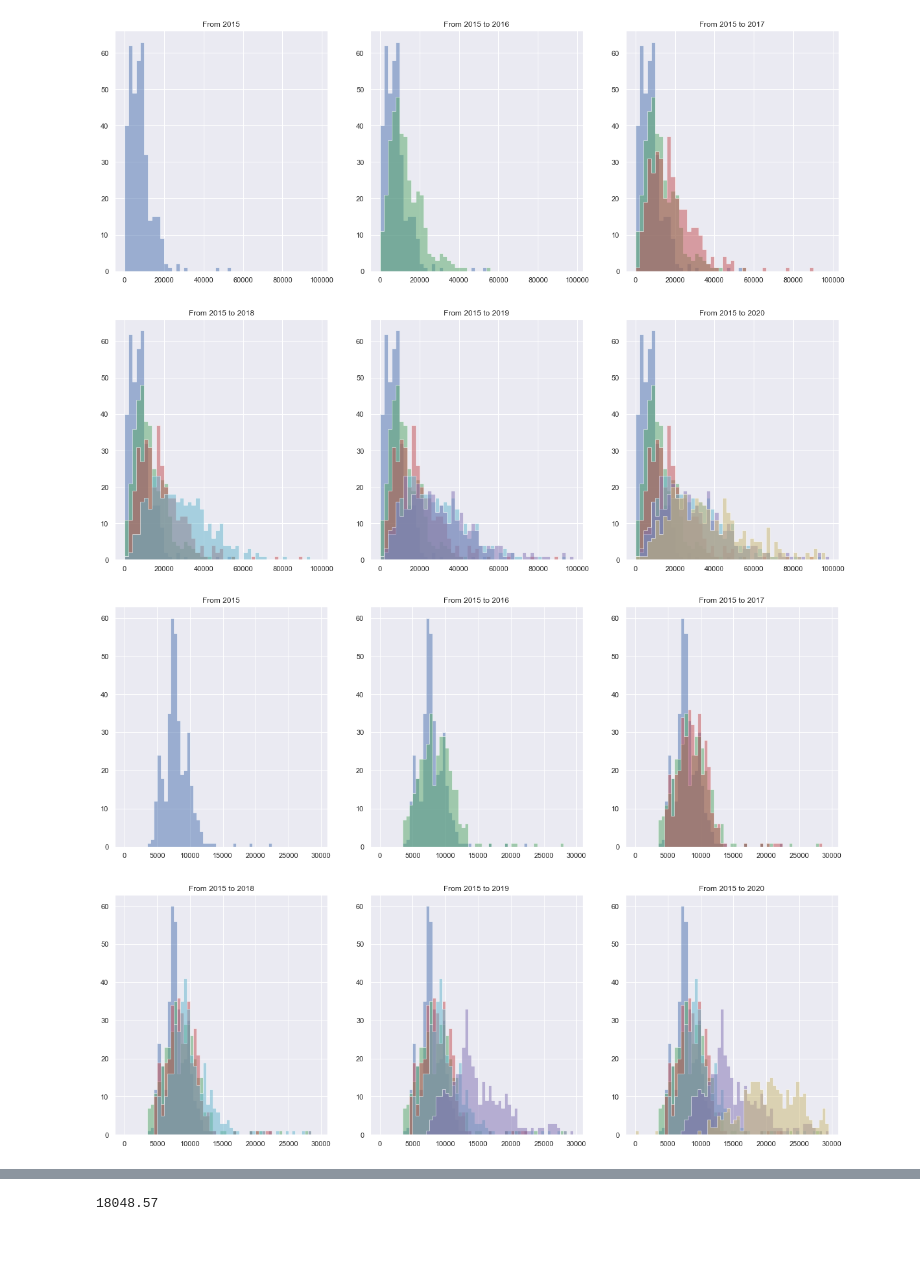
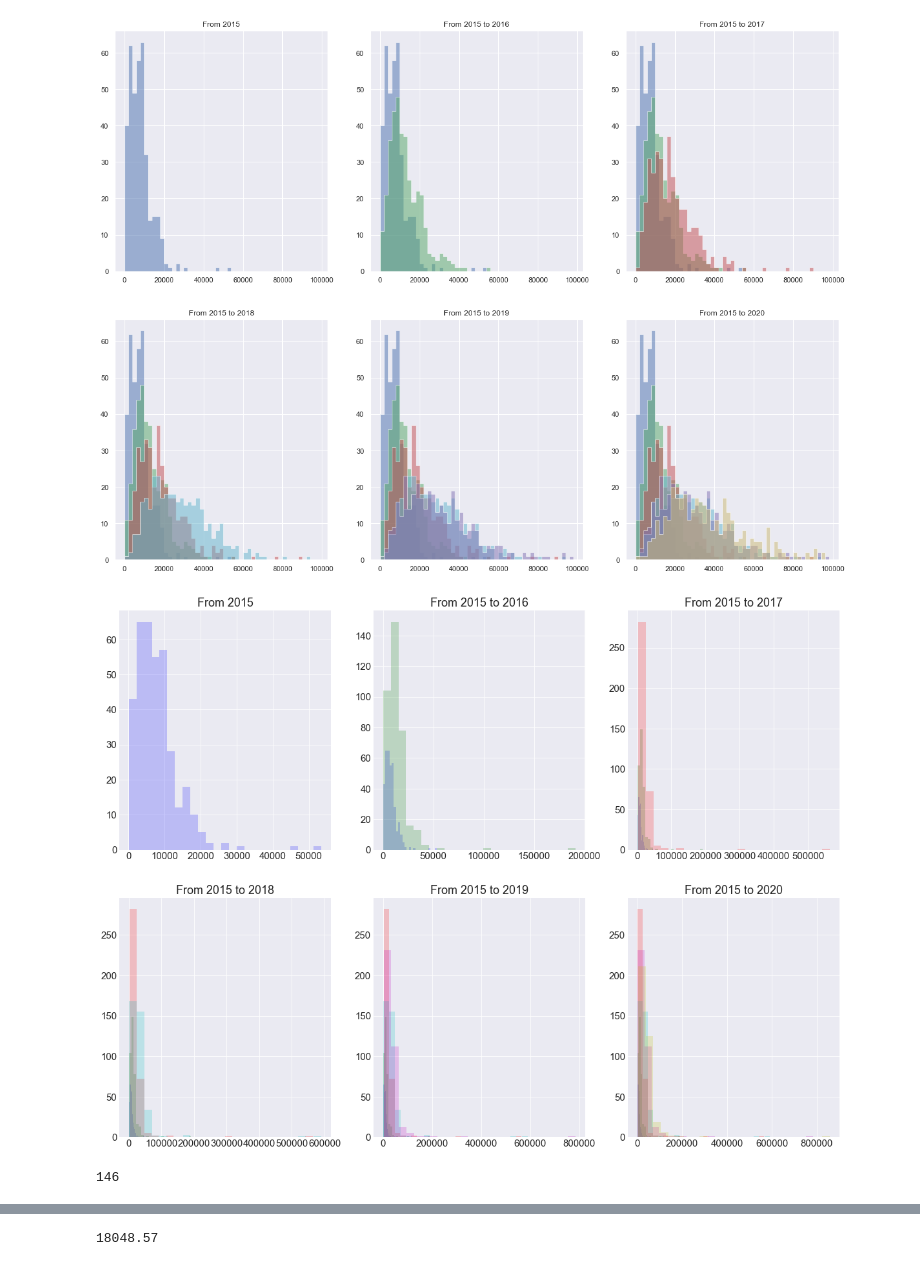
Before and after one commit to Jorge-Montenegro/TFM, a Jupyter notebook: TFM.ipynb, the cells around one changed output, grey strips where cells are left out. Cells and saved outputs as stored; diff of their text form; code cells hidden in the pictures.

```diff
--- a/TFM.ipynb
+++ b/TFM.ipynb
@@ -596,25 +75,0 @@ def data_split(X, y):
-# %%
-#Return a normalized DataFrame based on two scaler Norm and Robust
-def data_normalization(df, scale_param):
-    """
-    DESCRIPTION
-      This function returns a new DataFrame with all elements normalized based on scale method
-    ARGUMENTS
-      df: DataFrame to normalize
-      scaler: Type of normalization:
-       'norm': StandarScaler
-       'robust': RobustScaler
-       'power': PowerTransformer
-    RETURN
-      New DataFrame normalized
-    """
-
-    #Dictionaries of scaling methods
-    methods = {'norm': StandardScaler(),
-               'robust': RobustScaler(),
-               'power': PowerTransformer()}
-    #Data Normalization
-    scaler = methods[scale_param]
-    columns = df.columns
-
-    return pd.DataFrame(scaler.fit_transform(df), columns= columns)
@@ -2137,25 +1540,33 @@ draw_hist(data, 'Revenue', 'Year', data['Year'].unique(), ax)
 # %%
 #Traffic seems a Norm Distribution but when you add more years it seems a Gamma Distribution but every year
 #Seems centrated. Further analysis are needed
 fig, ax = plt.subplots(2, 3)
 fig.set_size_inches(20, 15)
 colors = ['b', 'g', 'r', 'c', 'm', 'y', 'k']
 
 def draw_hist(df, col, col_con, lista ,ax):
     m = 0
     k = 0
     for i in range(len(ax)):
         for j in range(len(ax[i])):
             while k <= m:
-                ax[i,j].hist(df[df[col_con] == lista[k]][col], bins=range(0,30000,500), color=colors[k], histtype='stepfilled', alpha=0.5)
+                #bins = int((df[df[col_con] == lista[k]][col].max() - df[df[col_con] == lista[k]][col].min()) / len(df[df[col_con] == lista[k]][col]))
+                bins = 25
+                ax[i,j].hist(df[df[col_con] == lista[k]][col], bins= bins, color=colors[k], histtype='stepfilled', alpha=0.2)
                 k += 1
             title = 'From ' + str(lista[m])
             if m > 0:
                 title = 'From ' + str(lista[0]) + ' to ' + str(lista[m])
             ax[i,j].set(title=title)
             k = 0
             m += 1
 
-draw_hist(data, 'Visits', 'Year', data['Year'].unique(), ax)
+draw_hist(data_small, 'Revenue', 'Year', data_small['Year'].unique(), ax)
 # %% [output]
-[figure, old version]
+[figure, new version]
+# %%
+int((data_small[data_small['Year'] == 2015]['Revenue'].max() -
+     data_small[data_small['Year'] == 2015]['Revenue'].min()) /
+    len(data_small[data_small['Year'] == 2015]['Revenue']))
+# %% [output]
+146
```
Also changed, not shown: parts of 62 cells of this notebook, 1 other file.
